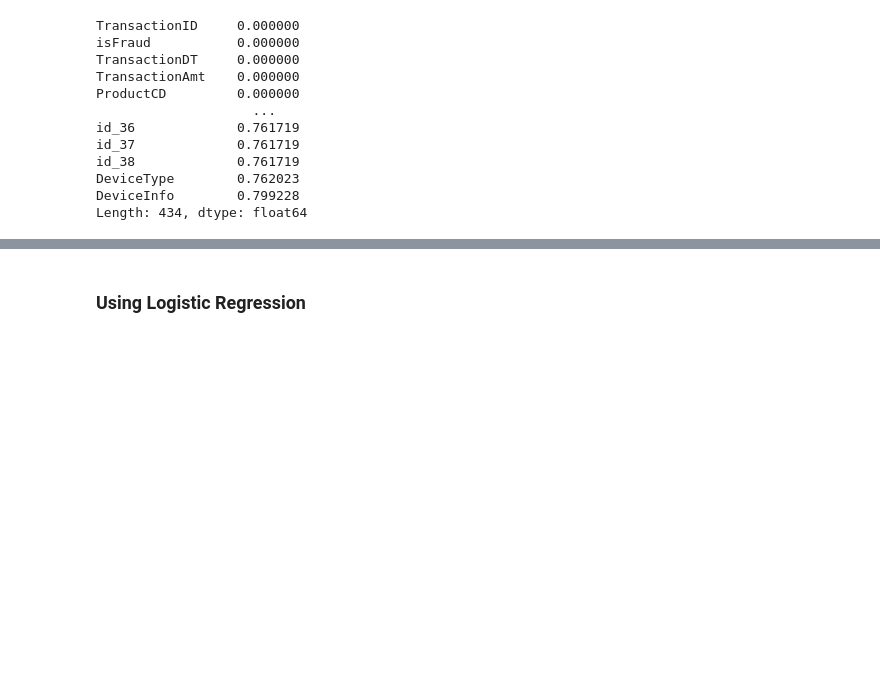
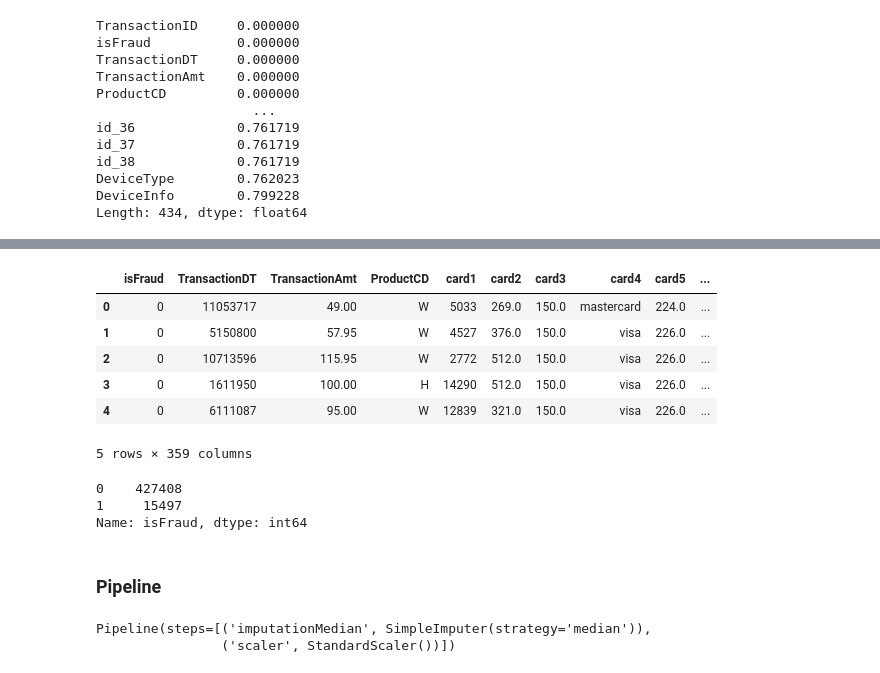
Before and after one commit to sm0223/its_a_fraud_ml, a Jupyter notebook: its-a-fraud.ipynb, the cells around one changed output, grey strips where cells are left out. Cells and saved outputs as stored; diff of their text form; code cells hidden in the pictures; blank space fills up the shorter version.

```diff
--- a/its-a-fraud.ipynb
+++ b/its-a-fraud.ipynb
@@ -451,3 +48,0 @@ Name: isFraud, dtype: int64
-# %%
-y=balanceddf['isFraud']
-x=balanceddf.drop(['isFraud'],axis=1)
@@ -460,2 +49,29 @@ balanceddf=transformer.transform(balanceddf)
-# %% [markdown]
-### Using Logistic Regression
+# %%
+def dropColumns(df, drop_cols):
+    x=df.drop(columns=drop_cols)
+    return x
+# %%
+df = df.drop(columns = ['TransactionID'])
+# %%
+drop_cols=null_var[null_var>0.8].keys()
+x = dropColumns(df, drop_cols)
+# %%
+x.head()
+# %% [output]
+|  | isFraud | TransactionDT | TransactionAmt | ProductCD | card1 | card2 | card3 | card4 | card5 | ... |
+| 0 | 0 | 11053717 | 49.00 | W | 5033 | 269.0 | 150.0 | mastercard | 224.0 | ... |
+| 1 | 0 | 5150800 | 57.95 | W | 4527 | 376.0 | 150.0 | visa | 226.0 | ... |
+| 2 | 0 | 10713596 | 115.95 | W | 2772 | 512.0 | 150.0 | visa | 226.0 | ... |
+| 3 | 0 | 1611950 | 100.00 | H | 14290 | 512.0 | 150.0 | visa | 226.0 | ... |
+| 4 | 0 | 6111087 | 95.00 | W | 12839 | 321.0 | 150.0 | visa | 226.0 | ... |
+5 rows × 359 columns
+# %%
+target=x.isFraud
+x=x.drop(['isFraud'],axis=1)
+target.value_counts()
+# %% [output]
+0    427408
+1     15497
+Name: isFraud, dtype: int64
+# %% [markdown]
+### Pipeline
@@ -461,0 +86,5 @@ balanceddf=transformer.transform(balanceddf)
+# %%
+numeric_processor
+# %% [output]
+Pipeline(steps=[('imputationMedian', SimpleImputer(strategy='median')),
+                ('scaler', StandardScaler())])
```
Also changed, not shown: parts of 153 cells of this notebook.
